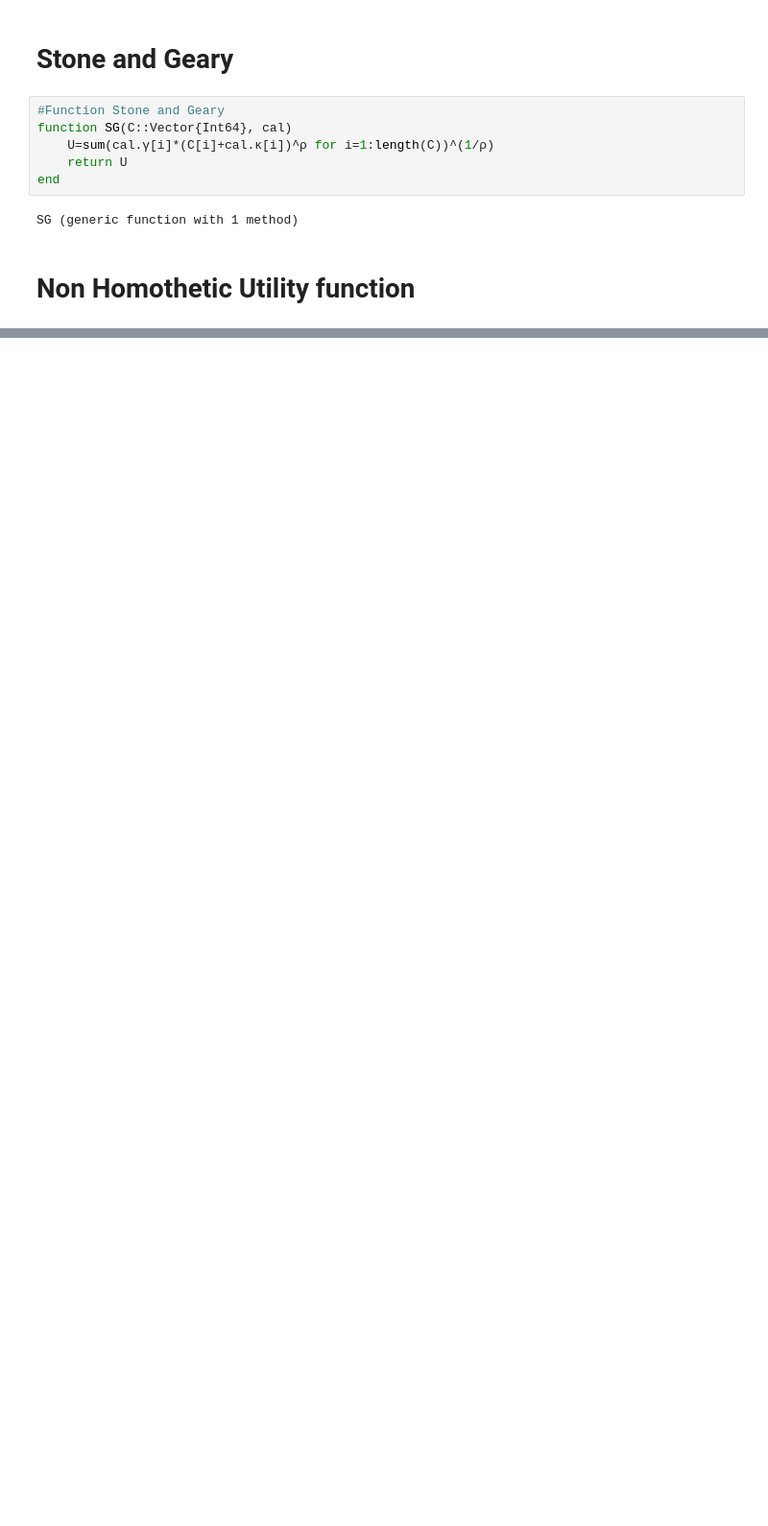
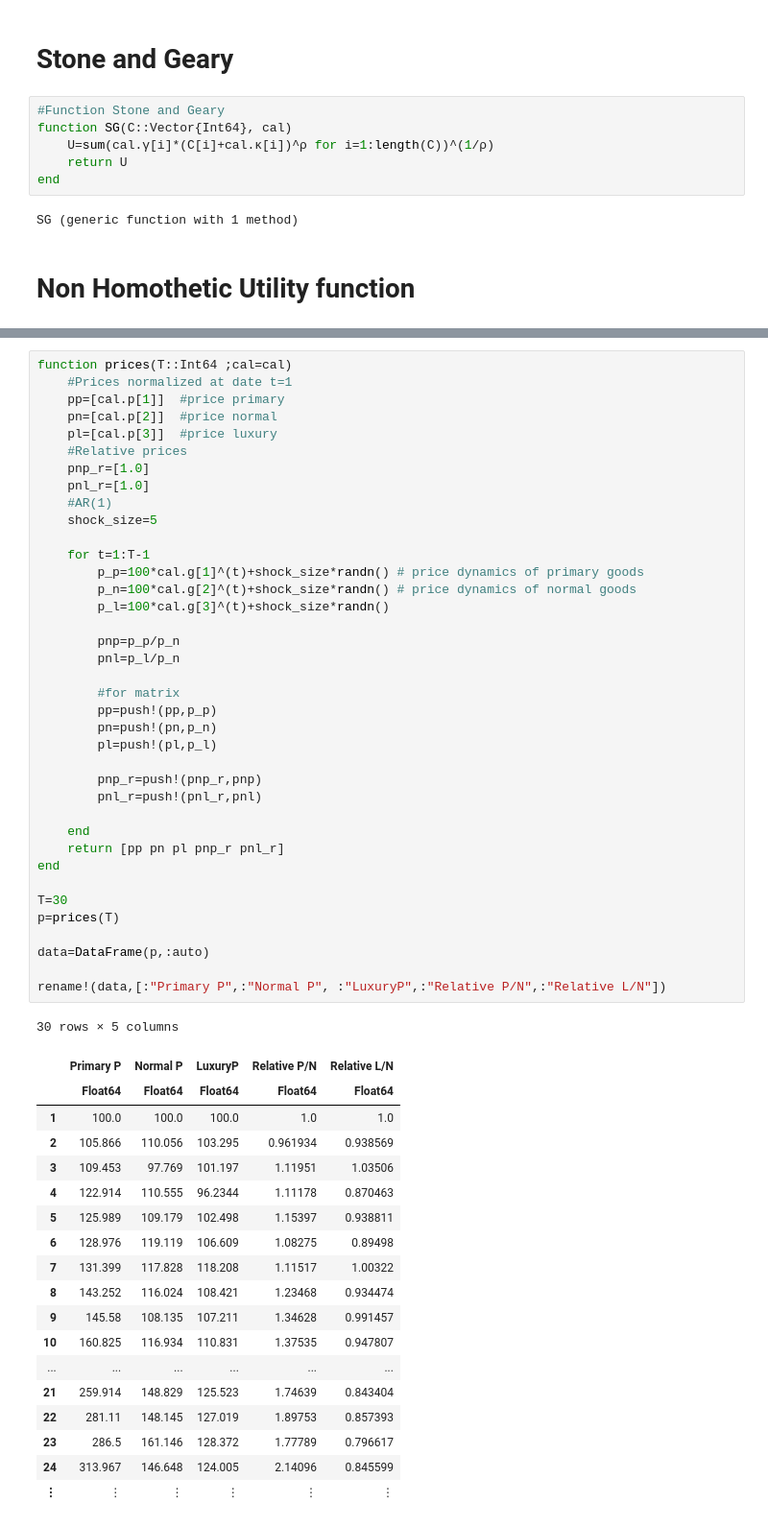
Before and after one commit to antoineding/IIRUHH_master, a Jupyter notebook: U_find.ipynb, the cells around one changed output, grey strips where cells are left out. Shown at 96% size. Cells and saved outputs as stored; diff of their text form; blank space fills up the shorter version.

```diff
--- a/U_find.ipynb
+++ b/U_find.ipynb
@@ -298,0 +293,58 @@ WARNING: using Distributions.scale in module Main conflicts with an existing ide
+# %%
+function prices(T::Int64 ;cal=cal)
+    #Prices normalized at date t=1
+    pp=[cal.p[1]]  #price primary
+    pn=[cal.p[2]]  #price normal
+    pl=[cal.p[3]]  #price luxury
+    #Relative prices
+    pnp_r=[1.0]
+    pnl_r=[1.0]
+    #AR(1)
+    shock_size=5
+
+    for t=1:T-1
+        p_p=100*cal.g[1]^(t)+shock_size*randn() # price dynamics of primary goods
+        p_n=100*cal.g[2]^(t)+shock_size*randn() # price dynamics of normal goods
+        p_l=100*cal.g[3]^(t)+shock_size*randn()
+
+        pnp=p_p/p_n
+        pnl=p_l/p_n
+
+        #for matrix
+        pp=push!(pp,p_p)
+        pn=push!(pn,p_n)
+        pl=push!(pl,p_l)
+
+        pnp_r=push!(pnp_r,pnp)
+        pnl_r=push!(pnl_r,pnl)
+
+    end
+    return [pp pn pl pnp_r pnl_r]
+end
+
+T=30
+p=prices(T)
+
+data=DataFrame(p,:auto)
+
+rename!(data,[:"Primary P",:"Normal P", :"LuxuryP",:"Relative P/N",:"Relative L/N"])
+# %% [output]
+30 rows × 5 columns
+|  | Primary P | Normal P | LuxuryP | Relative P/N | Relative L/N |
+|  | Float64 | Float64 | Float64 | Float64 | Float64 |
+| 1 | 100.0 | 100.0 | 100.0 | 1.0 | 1.0 |
+| 2 | 105.866 | 110.056 | 103.295 | 0.961934 | 0.938569 |
+| 3 | 109.453 | 97.769 | 101.197 | 1.11951 | 1.03506 |
+| 4 | 122.914 | 110.555 | 96.2344 | 1.11178 | 0.870463 |
+| 5 | 125.989 | 109.179 | 102.498 | 1.15397 | 0.938811 |
+| 6 | 128.976 | 119.119 | 106.609 | 1.08275 | 0.89498 |
+| 7 | 131.399 | 117.828 | 118.208 | 1.11517 | 1.00322 |
+| 8 | 143.252 | 116.024 | 108.421 | 1.23468 | 0.934474 |
+| 9 | 145.58 | 108.135 | 107.211 | 1.34628 | 0.991457 |
+| 10 | 160.825 | 116.934 | 110.831 | 1.37535 | 0.947807 |
+| ... | ... | ... | ... | ... | ... |
+| 21 | 259.914 | 148.829 | 125.523 | 1.74639 | 0.843404 |
+| 22 | 281.11 | 148.145 | 127.019 | 1.89753 | 0.857393 |
+| 23 | 286.5 | 161.146 | 128.372 | 1.77789 | 0.796617 |
+| 24 | 313.967 | 146.648 | 124.005 | 2.14096 | 0.845599 |
+| ⋮ | ⋮ | ⋮ | ⋮ | ⋮ | ⋮ |
```
Also changed, not shown: parts of 22 cells of this notebook.
